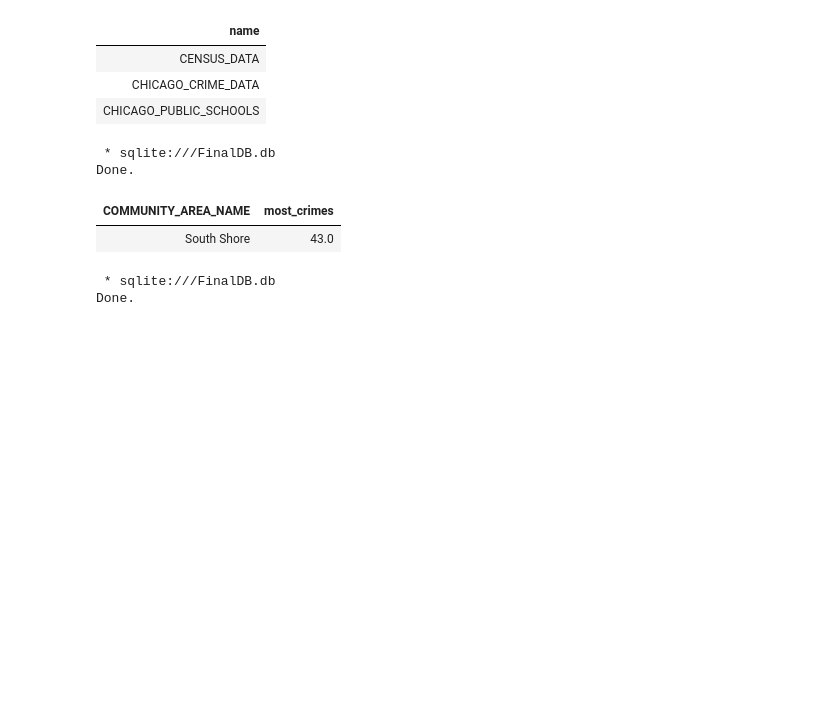
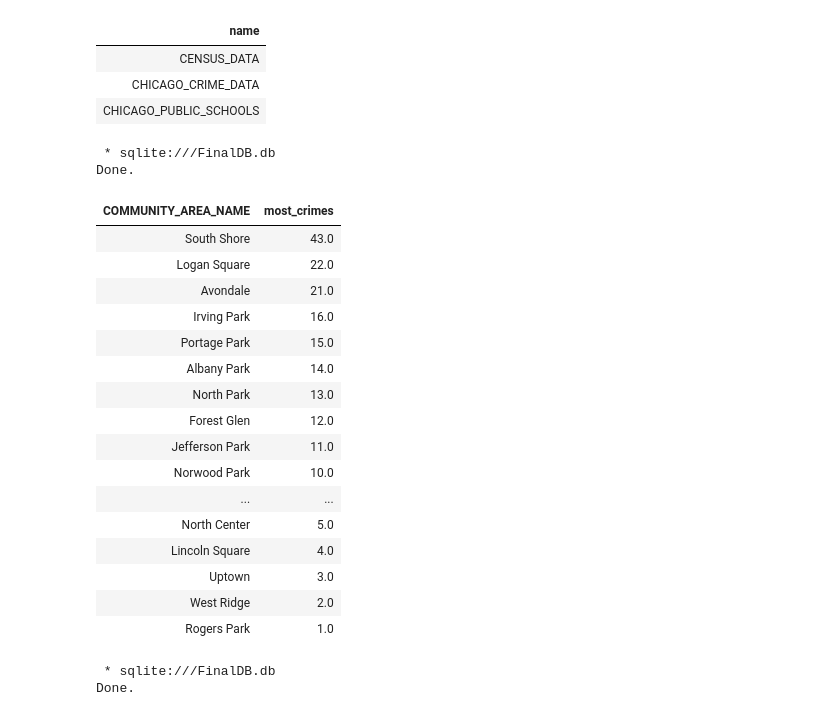
Before and after one commit to YaaseenK/Databases_SQL_Data_Science_w-_Python, a Jupyter notebook: module5/final/mod5-final-project-v2.ipynb, the cells around one changed output. Drawn from its saved outputs; the diff is of its cells as text; code cells hidden in the pictures; blank space fills up the shorter version.

```diff
--- a/module5/final/mod5-final-project-v2.ipynb
+++ b/module5/final/mod5-final-project-v2.ipynb
@@ -368,17 +368,31 @@ Done.
 # %%
 %%sql
 SELECT community_area_name, community_area_number AS most_crimes FROM CENSUS_DATA
 WHERE community_area_number IN (SELECT COUNT(community_area_number)
                                 FROM CHICAGO_CRIME_DATA
                                 GROUP BY community_area_number
                                 )
-ORDER BY most_crimes DESC
-LIMIT 1 ;
+ORDER BY most_crimes DESC;
 # %% [output]
  * sqlite:///FinalDB.db
 Done.
 | COMMUNITY_AREA_NAME | most_crimes |
 | South Shore | 43.0 |
+| Logan Square | 22.0 |
+| Avondale | 21.0 |
+| Irving Park | 16.0 |
+| Portage Park | 15.0 |
+| Albany Park | 14.0 |
+| North Park | 13.0 |
+| Forest Glen | 12.0 |
+| Jefferson Park | 11.0 |
+| Norwood Park | 10.0 |
+| ... | ... |
+| North Center | 5.0 |
+| Lincoln Square | 4.0 |
+| Uptown | 3.0 |
+| West Ridge | 2.0 |
+| Rogers Park | 1.0 |
 # %%
 %%sql
 SELECT COMMUNITY_AREA_NAME
```
Also changed, not shown: parts of 1 cell of this notebook.
